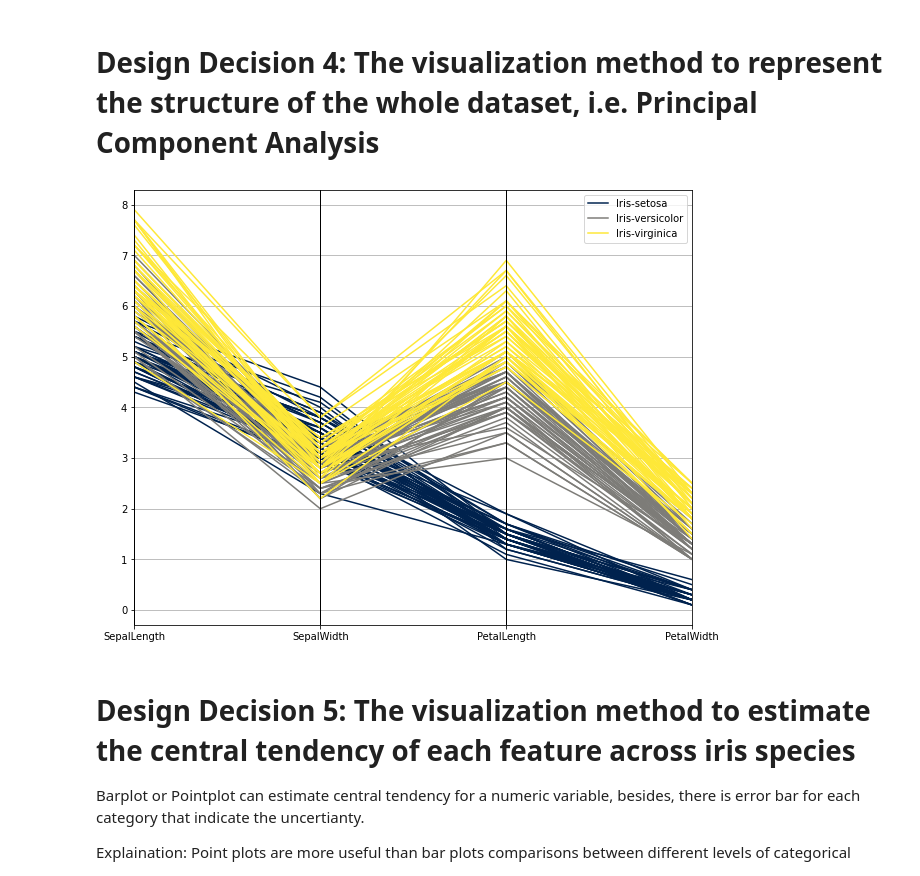
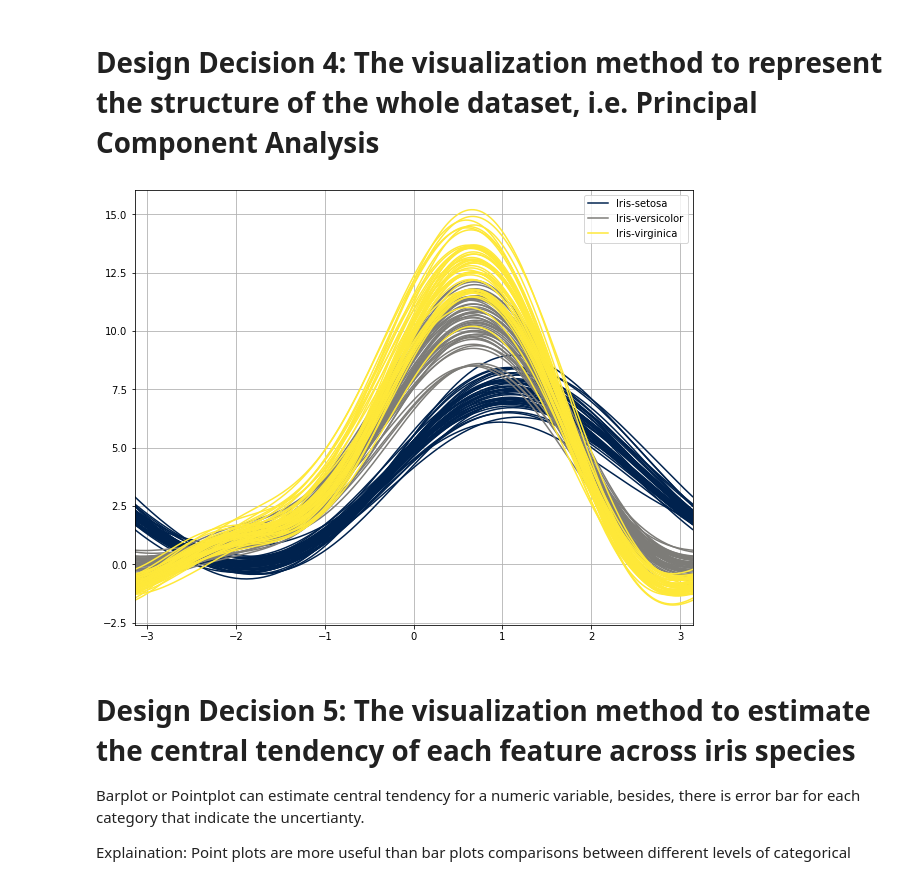
Before and after one commit to xueluofengfei/IV_project, a Jupyter notebook: theGiraffeSystem.ipynb, the cells around one changed output. Saved outputs shown, nothing was run; the diff lists cells and outputs as text; code cells hidden in the pictures.

```diff
--- a/theGiraffeSystem.ipynb
+++ b/theGiraffeSystem.ipynb
@@ -85,12 +85,12 @@ plt.show()
 # %% [markdown]
 # Design Decision 4: The visualization method to represent the structure of the whole dataset, i.e. Principal Component Analysis
 # %%
-###The Parallel coordinates plot###
+###The Andrew plot###
 plt.subplots(figsize = (10,8))
-pd.plotting.parallel_coordinates(iris, 'Species', colormap='cividis')
+pd.plotting.andrews_curves(iris, 'Species', colormap='cividis')
 plt.show()
 # %% [output]
-[figure, old version]
+[figure, new version]
 # %% [markdown]
 # Design Decision 5: The visualization method to estimate the central tendency of each feature across iris species
 
```
Also changed, not shown: parts of 1 cell of this notebook, 1 other file.
